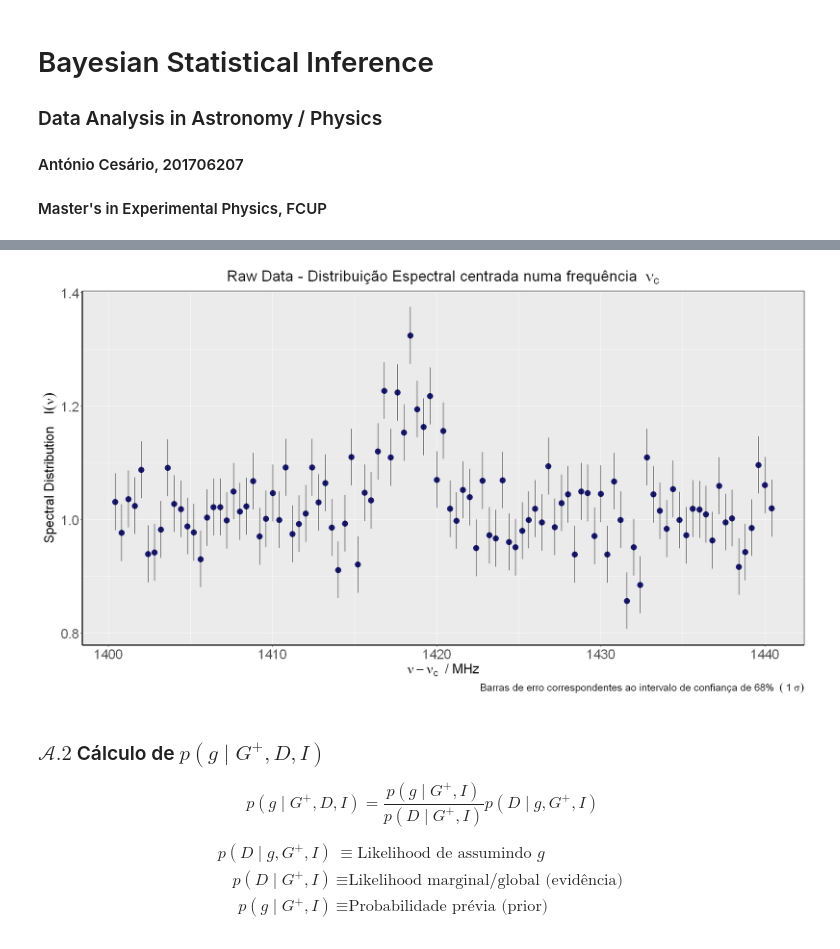
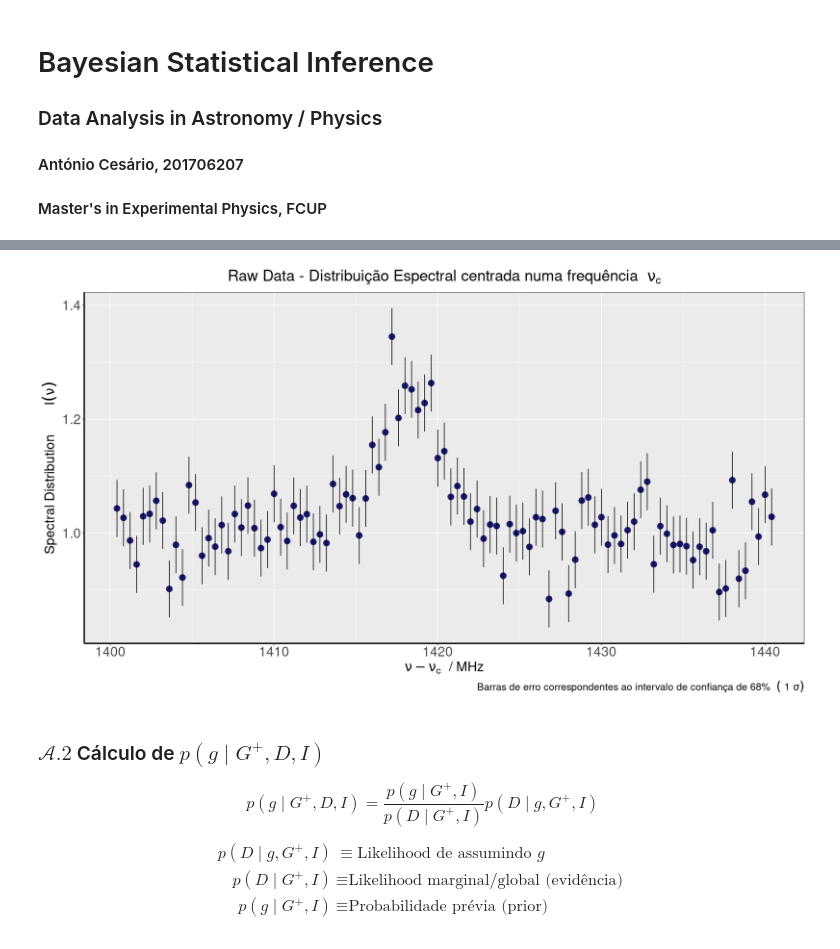
Before and after one commit to cesarium/da-bayesian-star, a Jupyter notebook: notebook.ipynb, the cells around one changed output, grey strips where cells are left out. Cells and saved outputs as stored; diff of their text form; code cells hidden in the pictures.

```diff
--- a/notebook.ipynb
+++ b/notebook.ipynb
@@ -37,7 +19,6 @@ The following objects are masked from 'package:pracma':
 # Raw data visualization
 options(repr.plot.width=16, repr.plot.height=9)
 dados <- read.csv(file = 'data_Antonio.R',sep=' ', header=FALSE)
-dados <- read.csv(file = 'data_Ana.R',sep=' ', header=FALSE)
 names(dados) = c('freq','intensity') # change data.frame header's names
 # plot( dados,
 #       main = expression(paste('Raw Data - Distribuição Espectral centrada em ',nu[0])),
@@ -46,34 +27,34 @@ names(dados) = c('freq','intensity') # change data.frame header's names
 #       )
 
 # ggplot theme to ease visualization in jupyter notebook documents
 jupyter.theme <- function(base_size = 13, base_family = "", base_line_size = base_size/22,
                          base_rect_size = base_size/22) {
   theme(
     plot.title = element_text(size=23,hjust = 0.5),
     axis.title = element_text(size = 20),
     axis.text.x = element_text(size = 20),
     axis.text.y = element_text(size = 20),
     plot.caption = element_text(size = 15, face = "italic"),
     #panel.background = element_rect(fill="white"),
     axis.line = element_line(size = 1, colour = "black"),
     strip.background = element_rect(fill = "#cddcdd"),
     panel.border = element_rect(colour = "black", fill=NA, size=0.5),
         strip.text = element_text(colour = "black"),
         legend.key=element_blank()
   )
 }
 
 # actual plotting
 ggplot( aes(x = freq, y = intensity), data = dados) +
     geom_point( size = 4 , colour = 'midnightblue' ) +
     xlab(bquote(nu-nu[c]~' / MHz')) +
     ylab(bquote('Spectral Distribution\t' ~ I(nu))) +
     labs(title = bquote('Raw Data - Distribuição Espectral centrada numa frequência '~nu[c]),
         caption = bquote('Barras de erro correspondentes ao intervalo de confiança de 68% '~(~'1'~sigma))) +
     geom_linerange(aes(ymin = intensity -.05, ymax = intensity + .05)) +
     jupyter.theme()
 # %% [output]
-[figure, old version]
+[figure, new version]
 # %% [markdown]
 ### $\mathcal{A}.2$ Cálculo de $p\left(g\mid G^+,D,I\right)$
 
```
Also changed, not shown: parts of 26 cells of this notebook.
